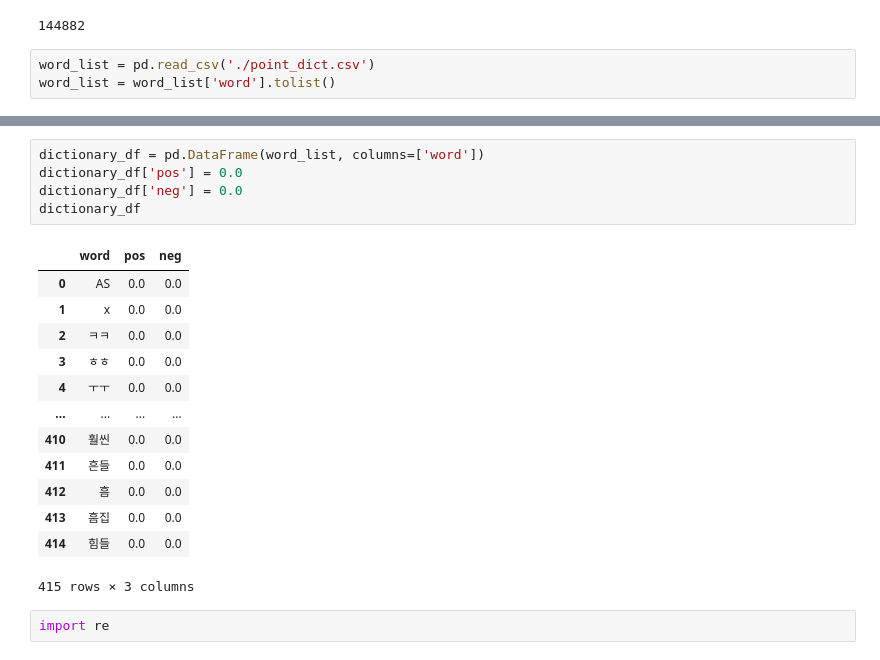
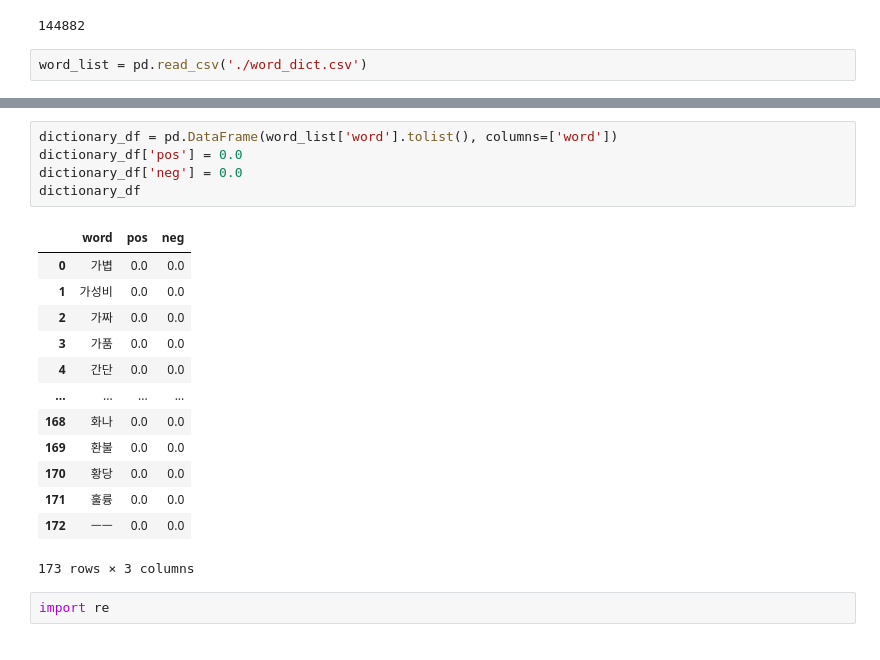
Before and after one commit to cgoeun/coupang_review, a Jupyter notebook: test2.ipynb, the cells around one changed output, grey strips where cells are left out. Drawn from its saved outputs; the diff is of its cells as text.

```diff
--- a/test2.ipynb
+++ b/test2.ipynb
@@ -16,5 +16,4 @@ len(data)
 # %% [output]
 144882
 # %%
-word_list = pd.read_csv('./point_dict.csv')
-word_list = word_list['word'].tolist()
+word_list = pd.read_csv('./word_dict.csv')
@@ -21,22 +36,22 @@ word_list = word_list['word'].tolist()
 # %%
-dictionary_df = pd.DataFrame(word_list, columns=['word'])
+dictionary_df = pd.DataFrame(word_list['word'].tolist(), columns=['word'])
 dictionary_df['pos'] = 0.0
 dictionary_df['neg'] = 0.0
 dictionary_df
 # %% [output]
 |  | word | pos | neg |
-| 0 | AS | 0.0 | 0.0 |
-| 1 | x | 0.0 | 0.0 |
-| 2 | ㅋㅋ | 0.0 | 0.0 |
-| 3 | ㅎㅎ | 0.0 | 0.0 |
-| 4 | ㅜㅜ | 0.0 | 0.0 |
+| 0 | 가볍 | 0.0 | 0.0 |
+| 1 | 가성비 | 0.0 | 0.0 |
+| 2 | 가짜 | 0.0 | 0.0 |
+| 3 | 가품 | 0.0 | 0.0 |
+| 4 | 간단 | 0.0 | 0.0 |
 | ... | ... | ... | ... |
-| 410 | 훨씬 | 0.0 | 0.0 |
-| 411 | 흔들 | 0.0 | 0.0 |
-| 412 | 흠 | 0.0 | 0.0 |
-| 413 | 흠집 | 0.0 | 0.0 |
-| 414 | 힘들 | 0.0 | 0.0 |
+| 168 | 화나 | 0.0 | 0.0 |
+| 169 | 환불 | 0.0 | 0.0 |
+| 170 | 황당 | 0.0 | 0.0 |
+| 171 | 훌륭 | 0.0 | 0.0 |
+| 172 | ㅡㅡ | 0.0 | 0.0 |
-415 rows × 3 columns
+173 rows × 3 columns
 # %%
 import re
 # %%
```
Also changed, not shown: parts of 14 cells of this notebook, 1 other file.
